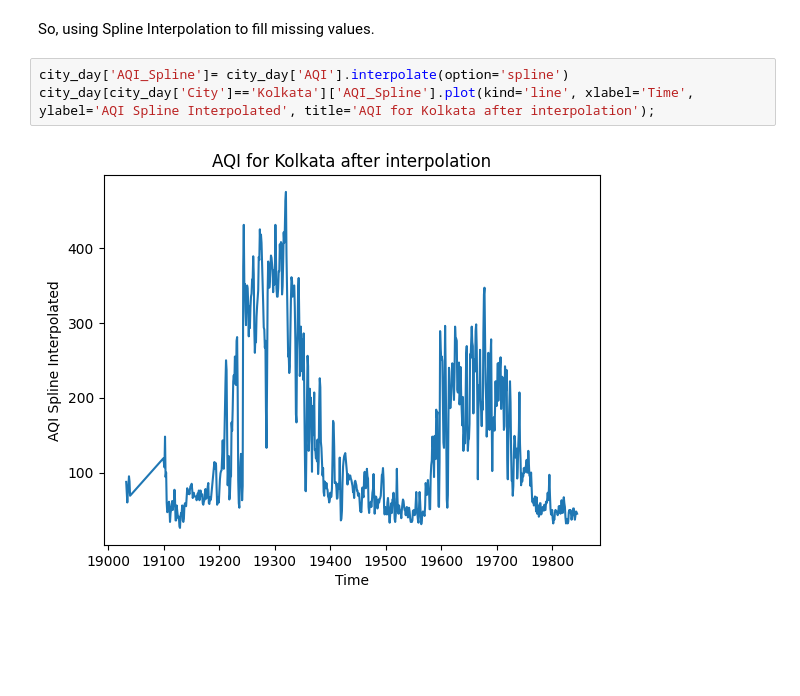
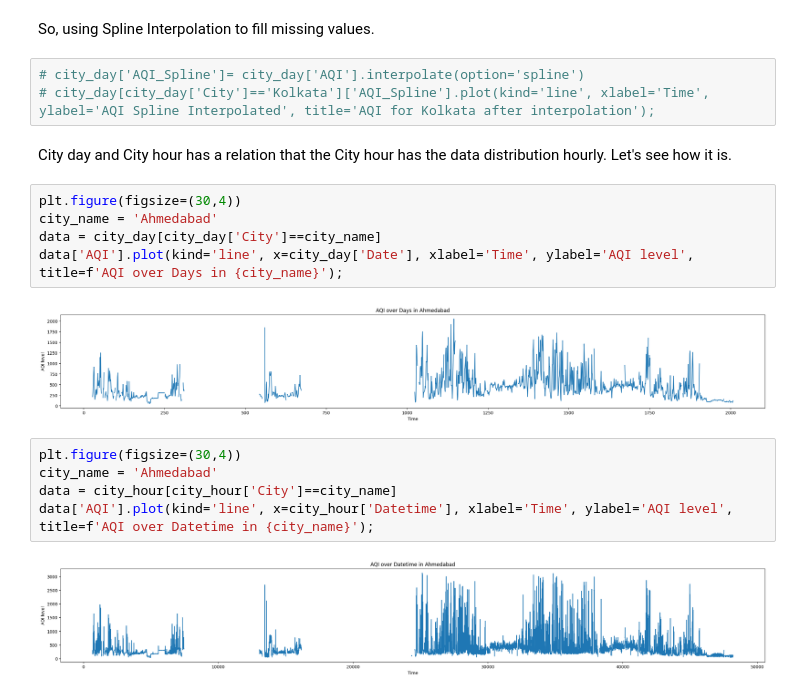
Before and after one commit to AnuraagaNath/ProjectAQI, a Jupyter notebook: anuraaga nath/preprocessing.ipynb, the cells around one changed output. Drawn from its saved outputs; the diff is of its cells as text; blank space fills up the shorter version.

```diff
--- a/anuraaga nath/preprocessing.ipynb
+++ b/anuraaga nath/preprocessing.ipynb
@@ -150,7 +155,21 @@ Here is the explanation of the techniques mentioned for handling missing values
 # %% [markdown]
 So, using Spline Interpolation to fill missing values.
 # %%
-city_day['AQI_Spline']= city_day['AQI'].interpolate(option='spline')
-city_day[city_day['City']=='Kolkata']['AQI_Spline'].plot(kind='line', xlabel='Time', ylabel='AQI Spline Interpolated', title='AQI for Kolkata after interpolation');
+# city_day['AQI_Spline']= city_day['AQI'].interpolate(option='spline')
+# city_day[city_day['City']=='Kolkata']['AQI_Spline'].plot(kind='line', xlabel='Time', ylabel='AQI Spline Interpolated', title='AQI for Kolkata after interpolation');
-# %% [output]
-[figure, removed]
+# %% [markdown]
+City day and City hour has a relation that the City hour has the data distribution hourly. Let's see how it is.
+# %%
+plt.figure(figsize=(30,4))
+city_name = 'Ahmedabad'
+data = city_day[city_day['City']==city_name]
+data['AQI'].plot(kind='line', x=city_day['Date'], xlabel='Time', ylabel='AQI level', title=f'AQI over Days in {city_name}');
+# %% [output]
+[figure, added]
+# %%
+plt.figure(figsize=(30,4))
+city_name = 'Ahmedabad'
+data = city_hour[city_hour['City']==city_name]
+data['AQI'].plot(kind='line', x=city_hour['Datetime'], xlabel='Time', ylabel='AQI level', title=f'AQI over Datetime in {city_name}');
+# %% [output]
+[figure, added]
```
Also changed, not shown: parts of 7 cells of this notebook, 1 other file.
